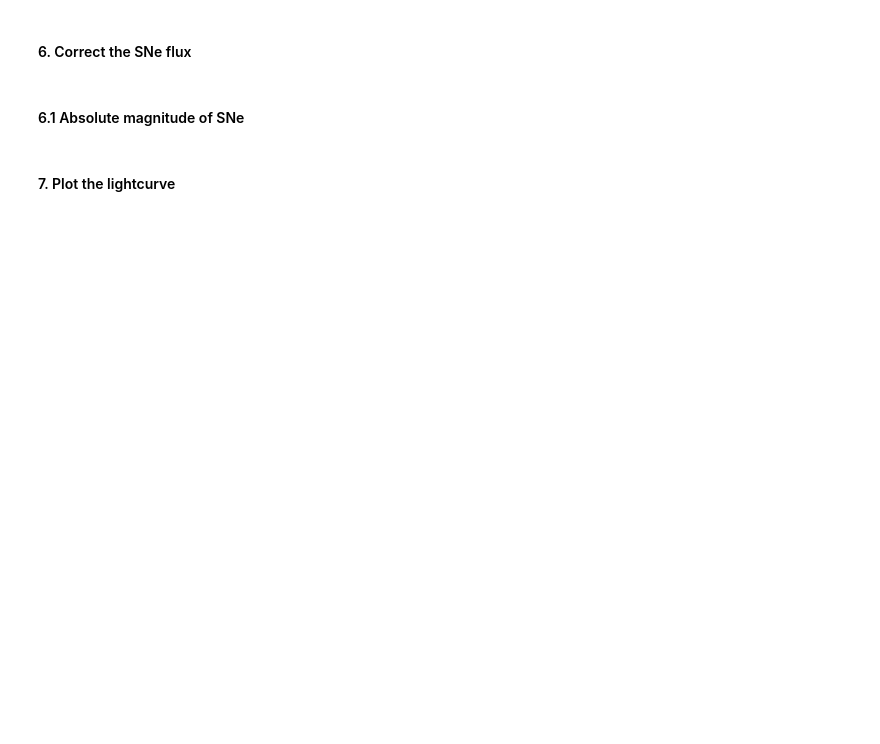
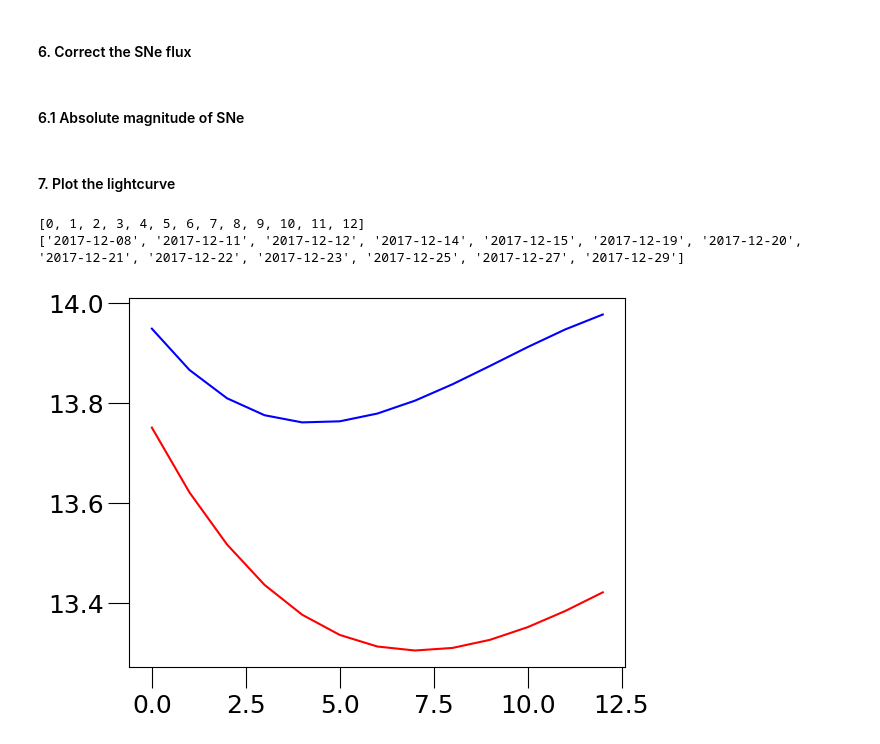
Before and after one commit to ASTR0MNSTR/univ_codes, a Jupyter notebook: 2024_2025/RaportSNe/pipeline.ipynb, the cells around one changed output. Saved outputs shown, nothing was run; the diff lists cells and outputs as text; code cells hidden in the pictures; blank space fills up the shorter version.

```diff
--- a/2024_2025/RaportSNe/pipeline.ipynb
+++ b/2024_2025/RaportSNe/pipeline.ipynb
@@ -234,3 +225,73 @@ for date in dates:
+# %%
+from scipy.optimize import curve_fit
+
+def absolute_R(mag):
+    return 5 - 5*np.log10(1.561*(10**8)) + mag
+
+def absolute_V(mag):
+    return 5 - 5*np.log10(1.561*(10**8)) + mag - 0.157
+
+def func(x, a, b, c, d):
+    return a*x**3 + b*x**2 + c*x + d
+
+data_SNe = pd.read_csv('SNe.csv')
+
+dates = list(set(data_SNe['date']))
+
+dates = sorted(dates, key=lambda x: pd.to_datetime(x, format='%Y-%m-%d'))
+
+V_dates = []
+V_dates_err = []
+R_dates = []
+R_dates_err = []
+ABS_V = []
+ABS_R = []
+
+for date in dates:
+    V_dates.append(np.median(data_SNe[data_SNe['date'] == date]['V']))
+    V_dates_err.append(np.std(data_SNe[data_SNe['date'] == date]['V']))
+    R_dates.append(np.median(data_SNe[data_SNe['date'] == date]['R']))
+    R_dates_err.append(np.std(data_SNe[data_SNe['date'] == date]['R']))
+    ABS_V.append(absolute_V(np.median(data_SNe[data_SNe['date'] == date]['V'])))
+    ABS_R.append(absolute_R(np.median(data_SNe[data_SNe['date'] == date]['R'])))
+
+data_dict = {
+    'date' : dates,
+    'v' : V_dates,
+    'r' : R_dates,
+    'v_err' : V_dates_err,
+    'r_err' : R_dates_err,
+    'ABS_V' : ABS_V,
+    'ABS_R' : ABS_R
+}
+
+listing = [i for i, data in enumerate(dates)]
+
+popt_V, popc = curve_fit(func, listing, V_dates, p0=[1, 1, 1, 1], sigma=V_dates_err)
+popt_R, popc = curve_fit(func, listing, R_dates, p0=[1, 1, 1, 1], sigma=V_dates_err)
+
+print(listing)
+print(dates)
+
+listing = np.array(listing)
+
+plt.plot(listing, popt_V[0]*listing**3 + popt_V[1]*listing**2 + popt_V[2]*listing + popt_V[3], color='blue')
+plt.plot(listing, popt_R[0]*listing**3 + popt_R[1]*listing**2 + popt_R[2]*listing + popt_R[3], color='red')
+
+df = pd.DataFrame(data_dict)
+
+df.v = df.v.round(3)
+df.r = df.r.round(3)
+df.v_err = df.v_err.round(3)
+df.r_err = df.r_err.round(3)
+df.ABS_V = df.ABS_V.round(3)
+df.ABS_R = df.ABS_R.round(3)
+
+df.to_csv(r"E:\progs\fuzzy-chainsaw\2024_2025\RaportSNe\SNe_final.csv", index=False)
+# %% [output]
+[0, 1, 2, 3, 4, 5, 6, 7, 8, 9, 10, 11, 12]
+['2017-12-08', '2017-12-11', '2017-12-12', '2017-12-14', '2017-12-15', '2017-12-19', '2017-12-20', '2017-12-21', '2017-12-22', '2017-12-23', '2017-12-25', '2017-12-27', '2017-12-29']
+[figure, added]
 # %%
 fig, ax = plt.subplots(1, 1, figsize=(16, 9))
 
```
Also changed, not shown: parts of 5 cells of this notebook, 30 other files.
